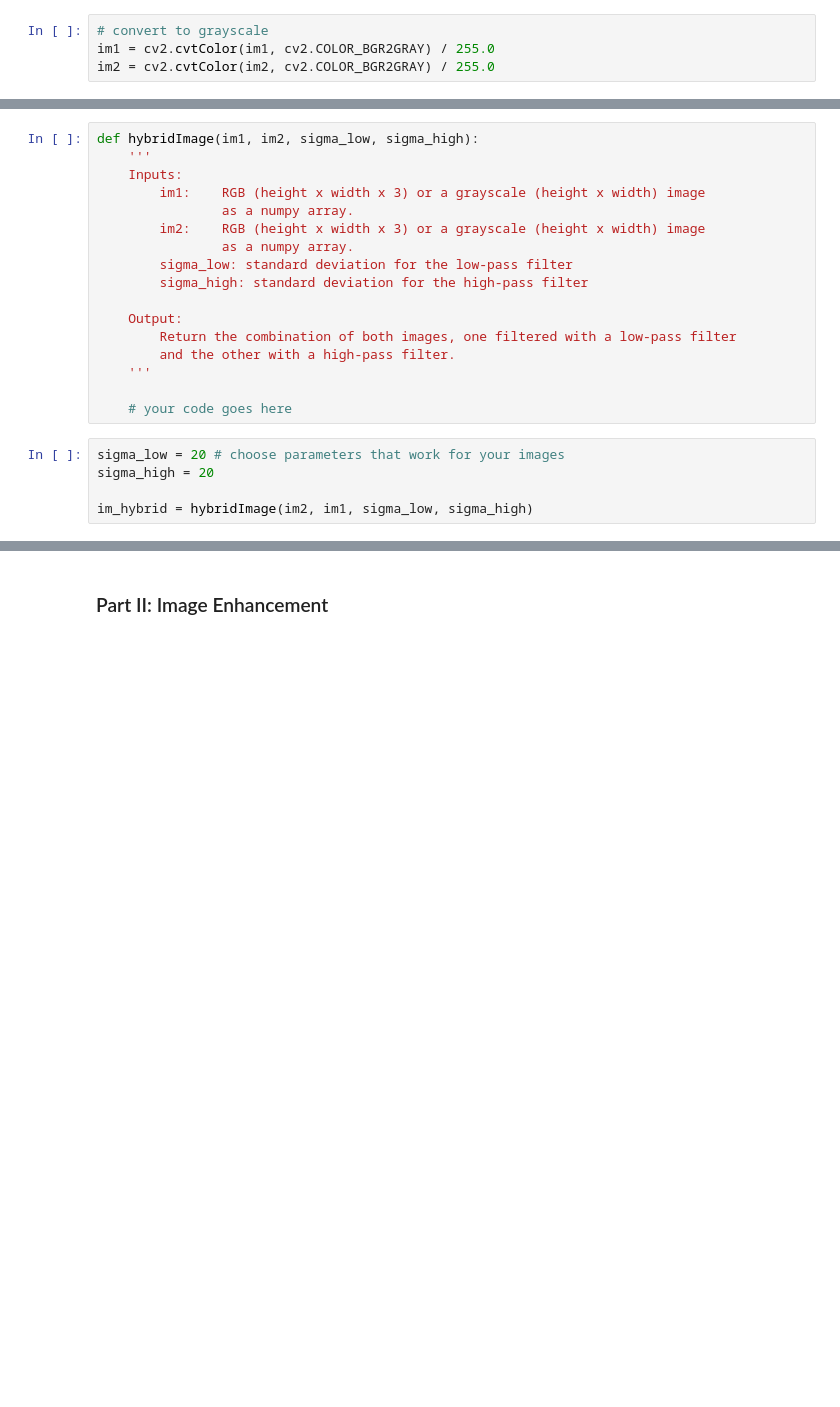
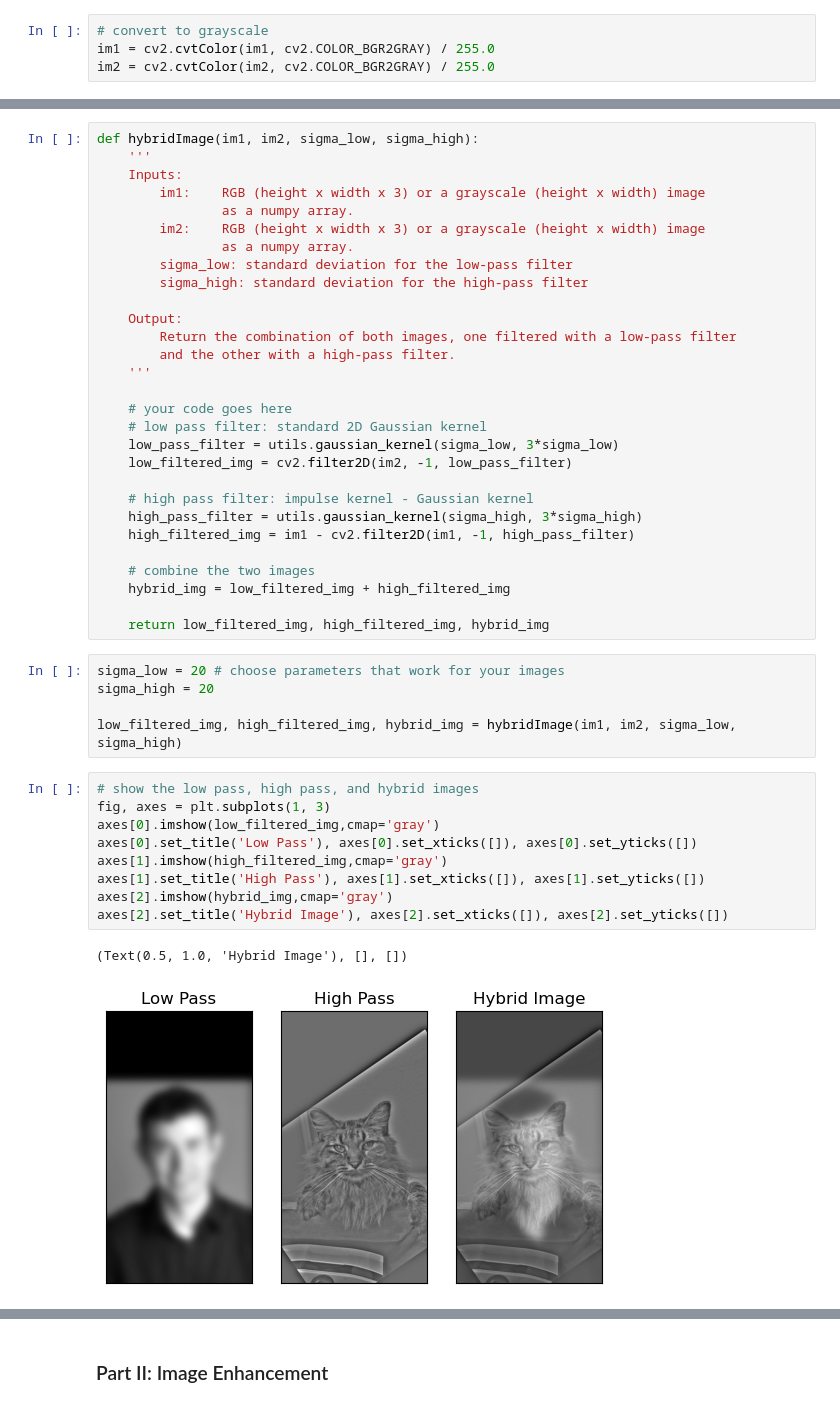
Before and after one commit to Boey-li/Fall23_CS445, a Jupyter notebook: Projects/project1_HybridImages/hybrid/CS445_Proj1_Starter.ipynb, the cells around one changed output, grey strips where cells are left out. Drawn from its saved outputs; the diff is of its cells as text; blank space fills up the shorter version.

Commit message:
project1 hybrid image code

```diff
--- a/Projects/project1_HybridImages/hybrid/CS445_Proj1_Starter.ipynb
+++ b/Projects/project1_HybridImages/hybrid/CS445_Proj1_Starter.ipynb
@@ -65,11 +66,35 @@ def hybridImage(im1, im2, sigma_low, sigma_high):
     '''
 
     # your code goes here
+    # low pass filter: standard 2D Gaussian kernel
+    low_pass_filter = utils.gaussian_kernel(sigma_low, 3*sigma_low)
+    low_filtered_img = cv2.filter2D(im2, -1, low_pass_filter)
+
+    # high pass filter: impulse kernel - Gaussian kernel
+    high_pass_filter = utils.gaussian_kernel(sigma_high, 3*sigma_high)
+    high_filtered_img = im1 - cv2.filter2D(im1, -1, high_pass_filter)
+
+    # combine the two images
+    hybrid_img = low_filtered_img + high_filtered_img
+
+    return low_filtered_img, high_filtered_img, hybrid_img
 # %%
 sigma_low = 20 # choose parameters that work for your images
 sigma_high = 20
 
-im_hybrid = hybridImage(im2, im1, sigma_low, sigma_high)
+low_filtered_img, high_filtered_img, hybrid_img = hybridImage(im1, im2, sigma_low, sigma_high)
+# %%
+# show the low pass, high pass, and hybrid images
+fig, axes = plt.subplots(1, 3)
+axes[0].imshow(low_filtered_img,cmap='gray')
+axes[0].set_title('Low Pass'), axes[0].set_xticks([]), axes[0].set_yticks([])
+axes[1].imshow(high_filtered_img,cmap='gray')
+axes[1].set_title('High Pass'), axes[1].set_xticks([]), axes[1].set_yticks([])
+axes[2].imshow(hybrid_img,cmap='gray')
+axes[2].set_title('Hybrid Image'), axes[2].set_xticks([]), axes[2].set_yticks([])
+# %% [output]
+(Text(0.5, 1.0, 'Hybrid Image'), [], [])
+[figure, added]
 # %%
 # Optional: Select top left corner and bottom right corner to crop image
 # the function returns dictionary of
```
Also changed, not shown: parts of 2 cells of this notebook, 2 other files.
